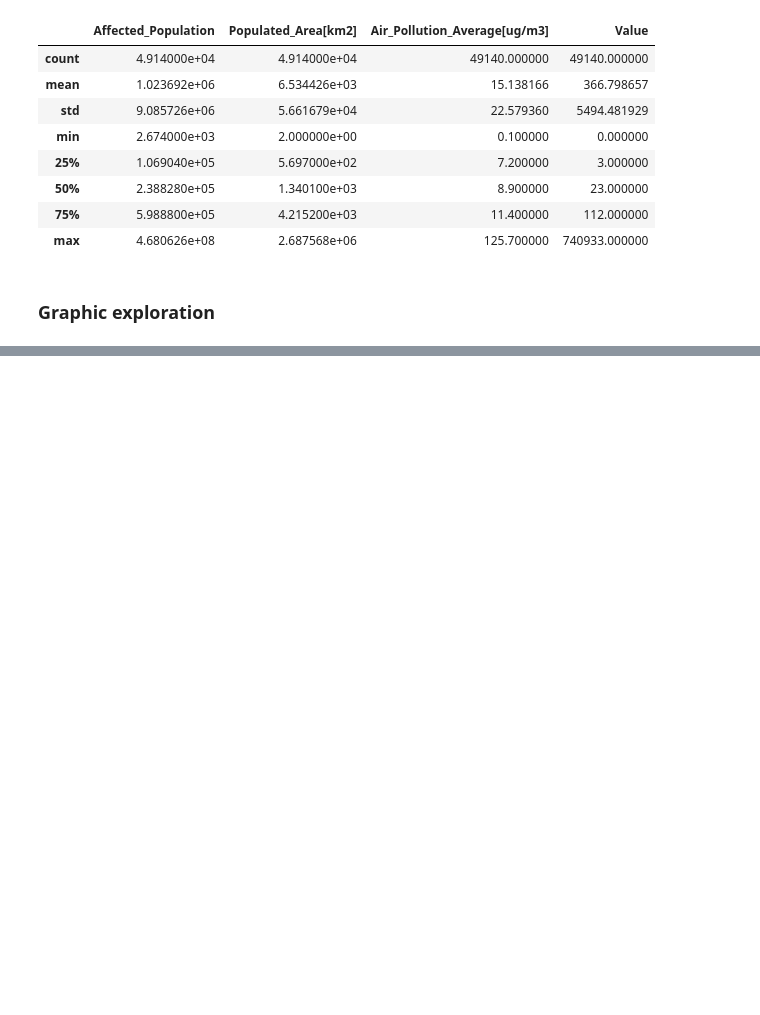
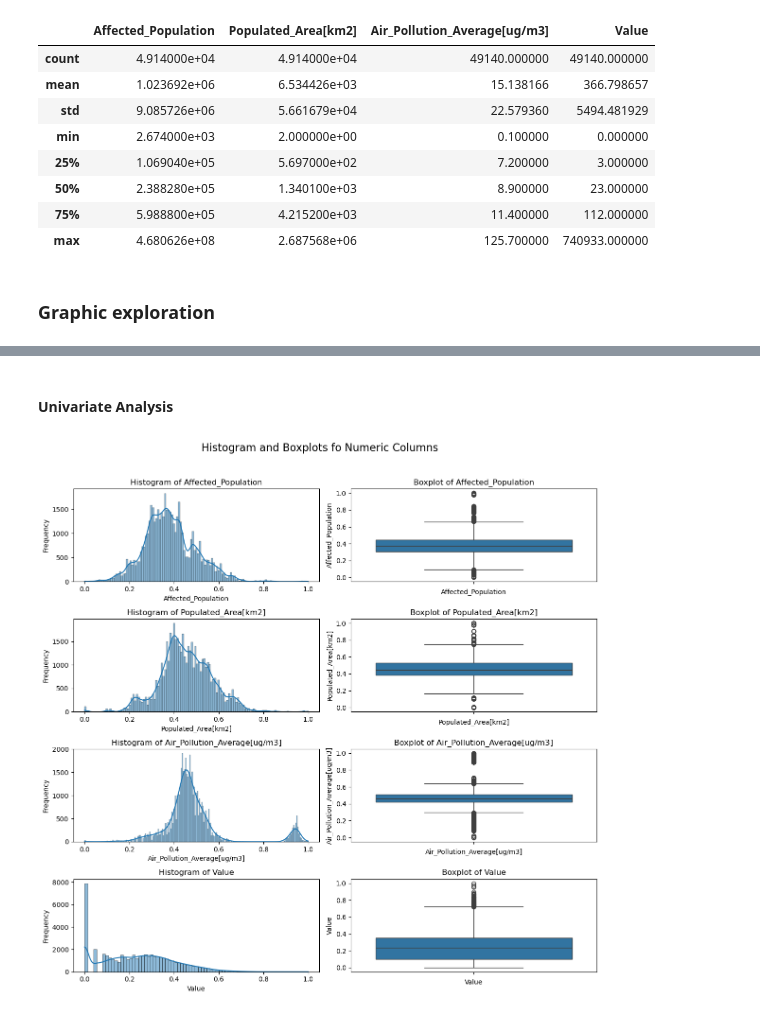
Before and after one commit to Joao-Cardo/anadi-24-25-3di-g13-2, a Jupyter notebook: scripts/airpol_data_expl.ipynb, the cells around one changed output, grey strips where cells are left out. Drawn from its saved outputs; the diff is of its cells as text; code cells hidden in the pictures; blank space fills up the shorter version.

Commit message:
Graphics, some pre-processing and country groups done

```diff
--- a/scripts/airpol_data_expl.ipynb
+++ b/scripts/airpol_data_expl.ipynb
@@ -36,3 +37,10 @@ memory usage: 3.0+ MB
 | max | 4.680626e+08 | 2.687568e+06 | 125.700000 | 740933.000000 |
 # %% [markdown]
 ### Graphic exploration
+# %%
+# Filter the data so only the data of NUTS level 3 is studied
+
+regex = r"^([A-Z]{2}[0-9]{3})"
+df = df[df['NUTS_Code'].str.contains(regex)]
+df.drop_duplicates
+df.describe()
@@ -38,0 +57,34 @@ memory usage: 3.0+ MB
+# %% [markdown]
+#### Univariate Analysis
+# %%
+numericFeatures = ["Affected_Population", "Populated_Area[km2]", "Air_Pollution_Average[ug/m3]", "Value"]
+
+# Apply log1p (log(1 + x)) to reduce the impact of extreme values
+df_log = df[numericFeatures].apply(lambda x: np.log1p(x))
+
+scaler = MinMaxScaler()
+df_scaled = pd.DataFrame(scaler.fit_transform(df_log), columns=numericFeatures)
+numFeatures = len(numericFeatures)
+
+# define layout for subplots
+fig, axes = plt.subplots(nrows= numFeatures, ncols = 2, figsize=(12, 3 * numFeatures))
+fig.suptitle('Histogram and Boxplots fo Numeric Columns', fontsize = 16)
+
+# Loop through each column and create plots
+for i, column in enumerate(numericFeatures):
+    # Histogram
+    sns.histplot(df_scaled[column], ax = axes[i, 0], kde=True)
+    axes[i, 0].set_title(f"Histogram of {column}")
+    axes[i, 0].set_xlabel(column)
+    axes[i, 0].set_ylabel("Frequency")
+
+    # Boxplot
+    sns.boxplot(y=df_scaled[column], ax=axes[i, 1])
+    axes[i, 1].set_title(f"Boxplot of {column}")
+    axes[i, 1].set_xlabel(column)
+
+# Adjust layout to prevent overlap
+plt.tight_layout(rect=[0, 0, 1, 0.96])
+plt.show()
+# %% [output]
+[figure, added]
```
Also changed, not shown: parts of 9 cells of this notebook.
